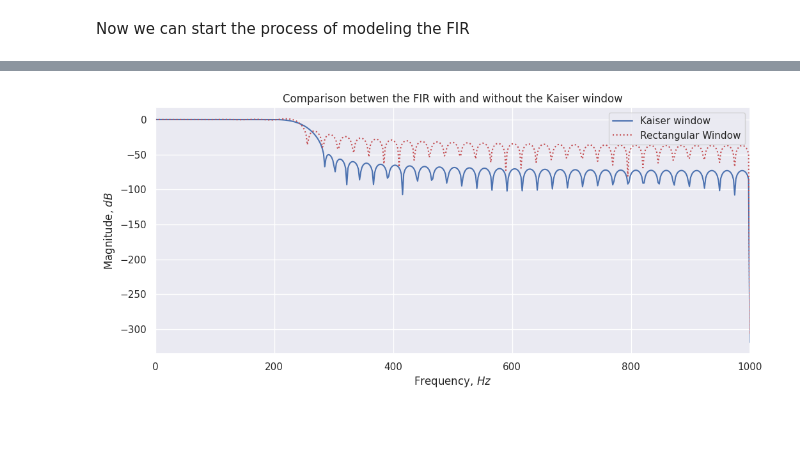
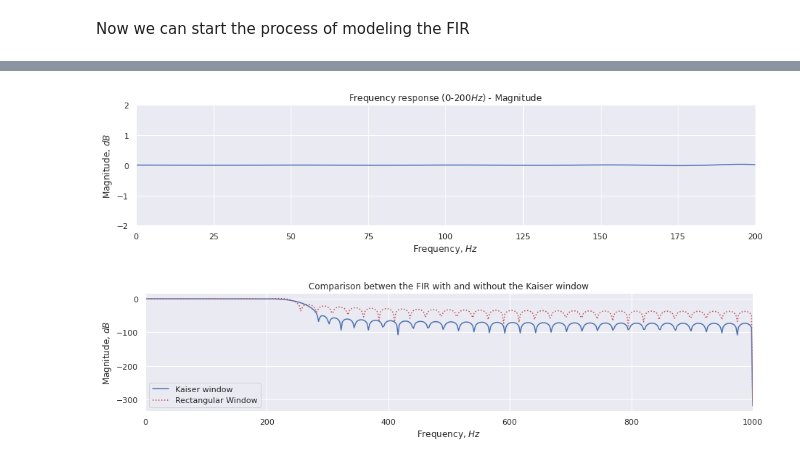
Before and after one commit to JoaoPi314/PDS-sampling-exercise, a Jupyter notebook: Low-pass FIR Filter project.ipynb, the cells around one changed output, grey strips where cells are left out. Drawn from its saved outputs; the diff is of its cells as text; code cells hidden in the pictures; blank space fills up the shorter version.

```diff
--- a/Low-pass FIR Filter project.ipynb
+++ b/Low-pass FIR Filter project.ipynb
@@ -159,5 +175,16 @@ Note that the phase is linear inside the passband
+# %%
+plt.figure(figsize=(15,3))
+plt.plot(k, mag_kaiser)
+plt.xlim(0, 200)
+plt.ylim(-2, 2)
+plt.title("Frequency response (0-200$Hz$) - Magnitude")
+plt.xlabel("Frequency, $Hz$")
+plt.ylabel("Magnitude, $dB$")
+plt.show()
+# %% [output]
+[figure, added]
 # %%
-plt.figure(figsize=(12, 5))
+plt.figure(figsize=(15, 3))
 
 plt.plot(k, mag_kaiser)
 plt.plot(k, mag, ':r')
@@ -168,7 +195,7 @@ plt.ylabel("Magnitude, $dB$")
 plt.legend(["Kaiser window", "Rectangular Window"])
 plt.show()
 # %% [output]
-[figure, old version]
+[figure, new version]
 # %%
 t = np.arange(0, (1024/Fs), step=(1/Fs))
 
```
Also changed, not shown: parts of 10 cells of this notebook.
